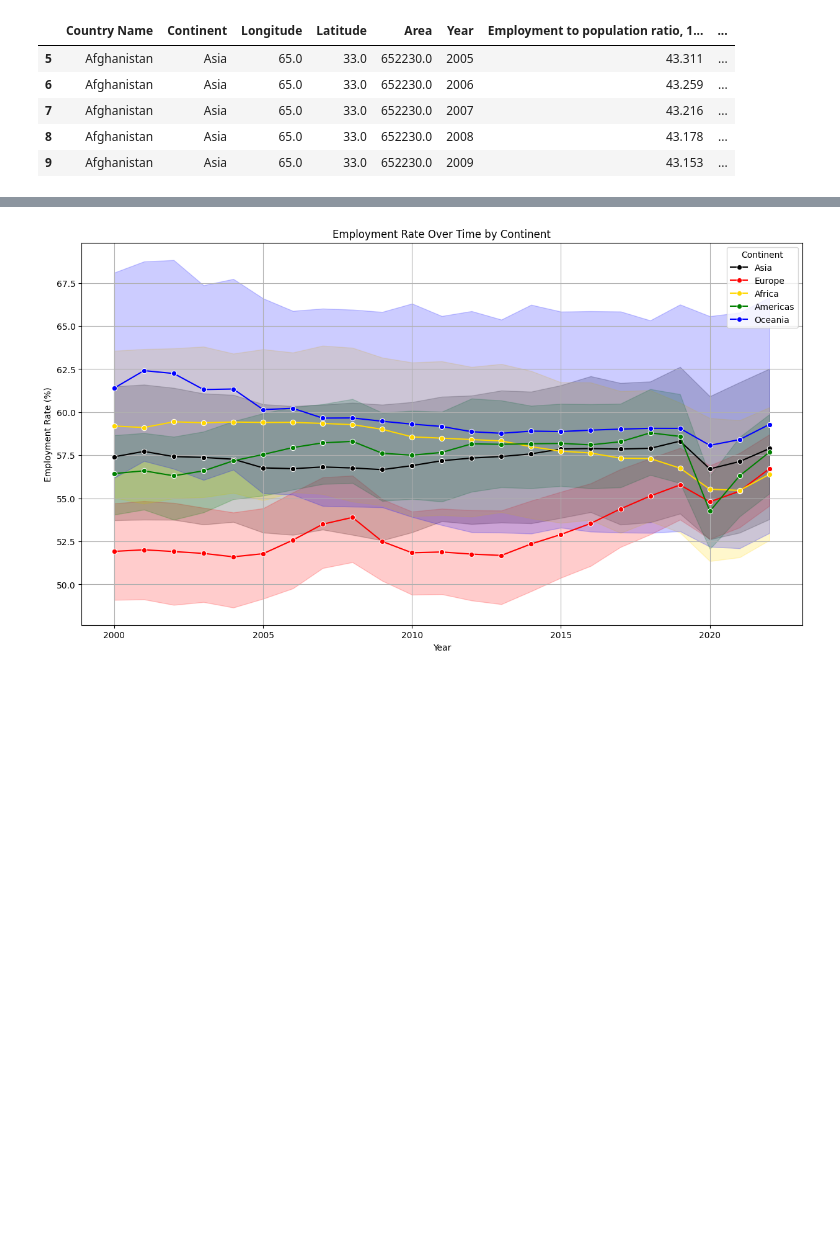
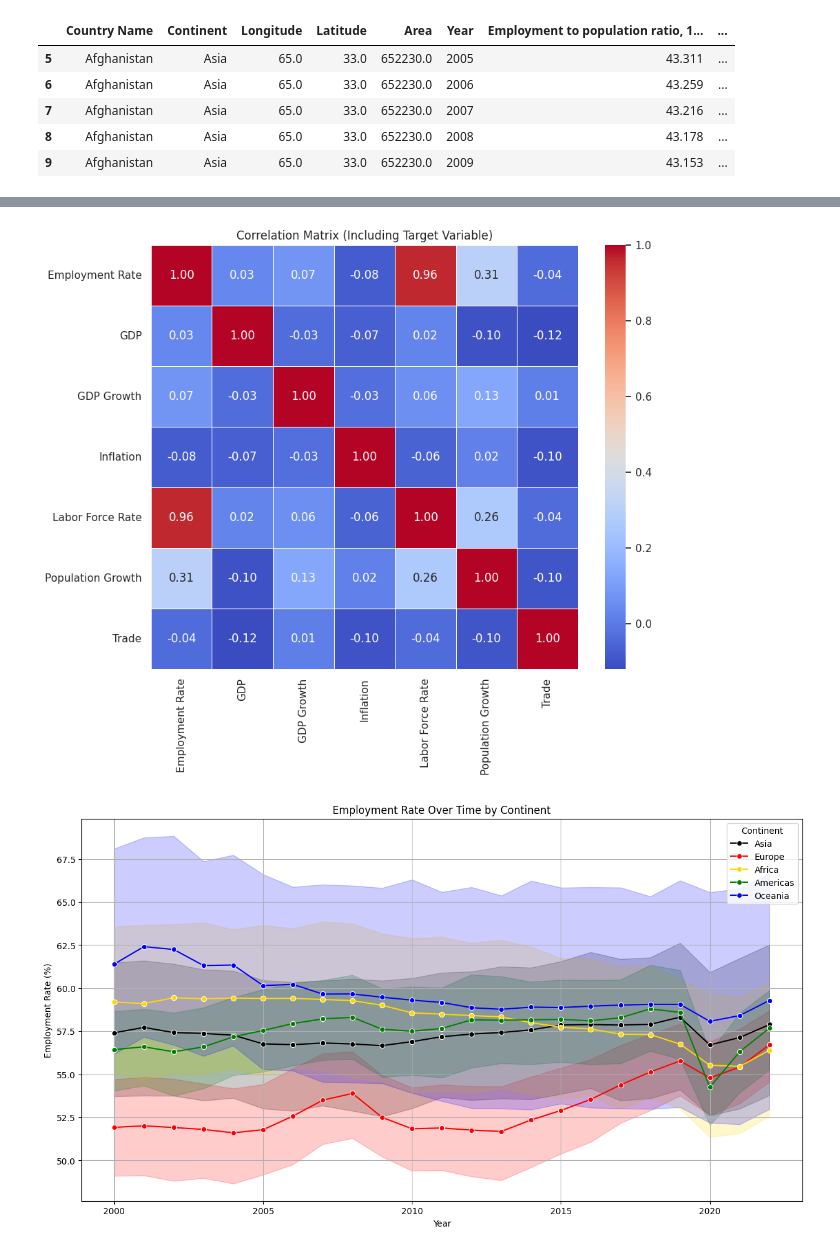
Before and after one commit to Noman-Sajal/Employment-Rate-Prediction-by-Neural-Network, a Jupyter notebook: Code_Work_upadated_80_1_1.ipynb, the cells around one changed output, grey strips where cells are left out. Saved outputs shown, nothing was run; the diff lists cells and outputs as text; code cells hidden in the pictures; blank space fills up the shorter version.

Commit message:
Co-relation factors of the features and target varibles

```diff
--- a/Code_Work_upadated_80_1_1.ipynb
+++ b/Code_Work_upadated_80_1_1.ipynb
@@ -409,3 +442,14 @@ Passing `palette` without assigning `hue` is deprecated and will be removed in v
+# %%
+# Calculate correlation matrix including the target variable
+correlation_matrix = df_renamed[['Employment Rate', 'GDP', 'GDP Growth', 'Inflation', 'Labor Force Rate', 'Population Growth', 'Trade']].corr()
+
+# Plot correlation matrix
+plt.figure(figsize=(10, 8))
+sns.heatmap(correlation_matrix, annot=True, cmap='coolwarm', fmt='.2f', linewidths=0.5)
+plt.title('Correlation Matrix (Including Target Variable)')
+plt.show()
+# %% [output]
+[figure, added]
 # %%
 # Group by Continent and Year, and calculate the mean of selected features
 continent_time_series = df_renamed.groupby(['Continent', 'Year']).agg({
```
Also changed, not shown: parts of 5 cells of this notebook.
